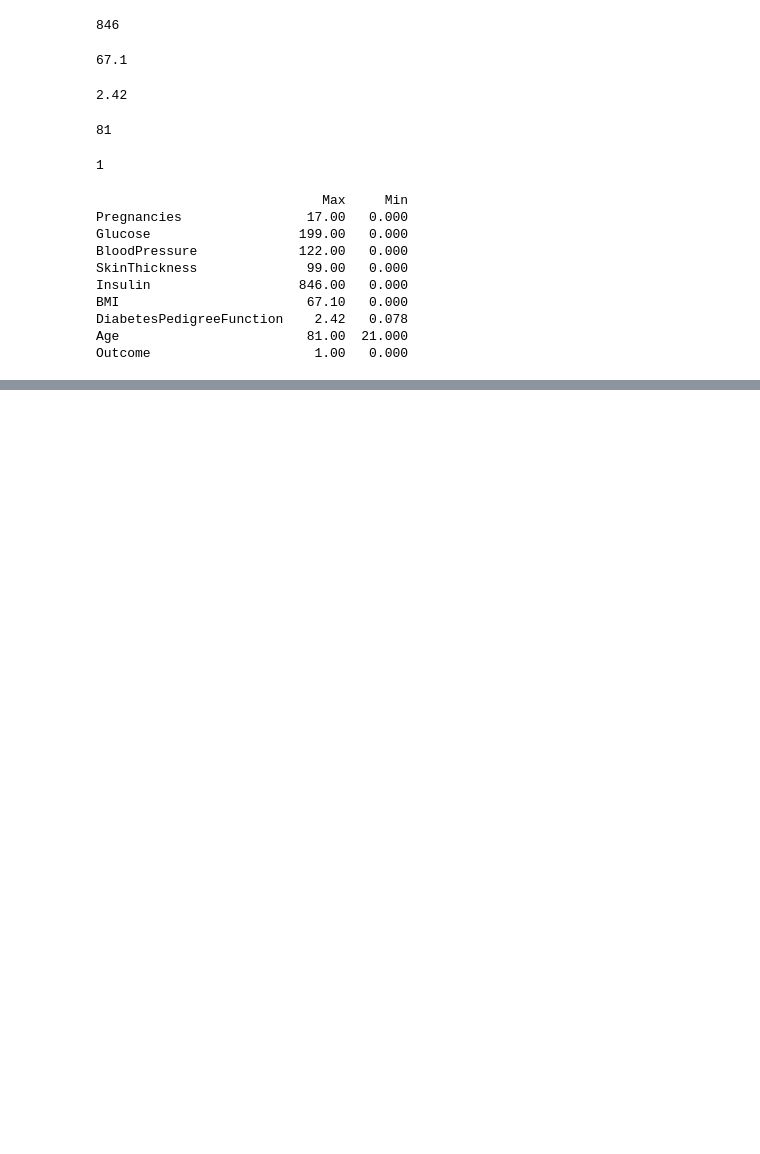
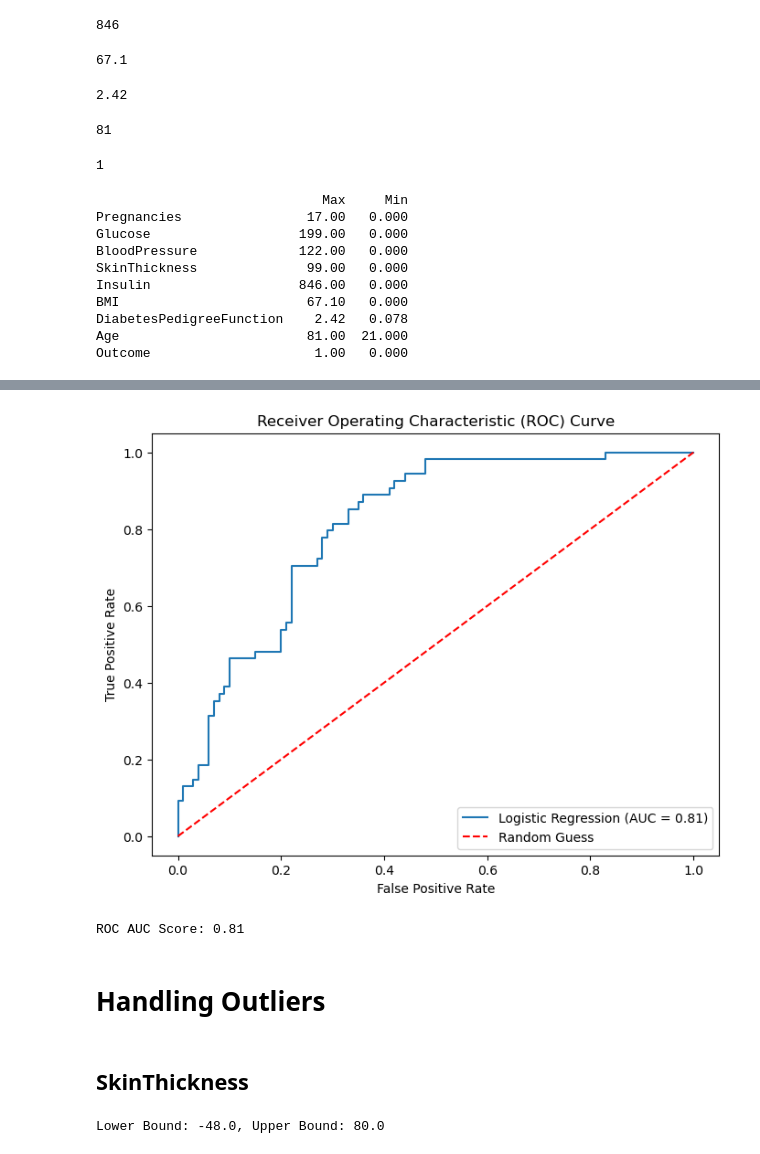
Before and after one commit to Mahmoud-adel25/Data_Analysis, a Jupyter notebook: Untitled.ipynb, the cells around one changed output, grey strips where cells are left out. Saved outputs shown, nothing was run; the diff lists cells and outputs as text; code cells hidden in the pictures; blank space fills up the shorter version.

```diff
--- a/Untitled.ipynb
+++ b/Untitled.ipynb
@@ -448,0 +548,35 @@ Outcome                     1.00   0.000
+# %%
+# Step 7: ROC Curve
+y_prob = model.predict_proba(X_test_scaled)[:, 1]  # Use scaled data for ROC
+fpr, tpr, thresholds = roc_curve(y_test, y_prob)
+roc_auc = auc(fpr, tpr)
+
+# Plot ROC Curve
+mt.figure(figsize=(8, 6))
+mt.plot(fpr, tpr, label=f'Logistic Regression (AUC = {roc_auc:.2f})')
+mt.plot([0, 1], [0, 1], 'r--', label='Random Guess')
+mt.title('Receiver Operating Characteristic (ROC) Curve')
+mt.xlabel('False Positive Rate')
+mt.ylabel('True Positive Rate')
+mt.legend(loc='lower right')
+mt.show()
+
+# Print AUC Score
+print(f"ROC AUC Score: {roc_auc:.2f}")
+# %% [output]
+[figure, added]
+ROC AUC Score: 0.81
+# %% [markdown]
+# Handling Outliers
+# %% [markdown]
+## SkinThickness
+# %%
+# 1. Identifying Outliers Using IQR Method
+Q1 = df['SkinThickness'].quantile(0.25)
+Q3 = df['SkinThickness'].quantile(0.75)
+IQR = Q3 - Q1
+lower_bound = Q1 - 1.5 * IQR
+upper_bound = Q3 + 1.5 * IQR
+print(f"Lower Bound: {lower_bound}, Upper Bound: {upper_bound}")
+# %% [output]
+Lower Bound: -48.0, Upper Bound: 80.0
```
Also changed, not shown: parts of 36 cells of this notebook.
